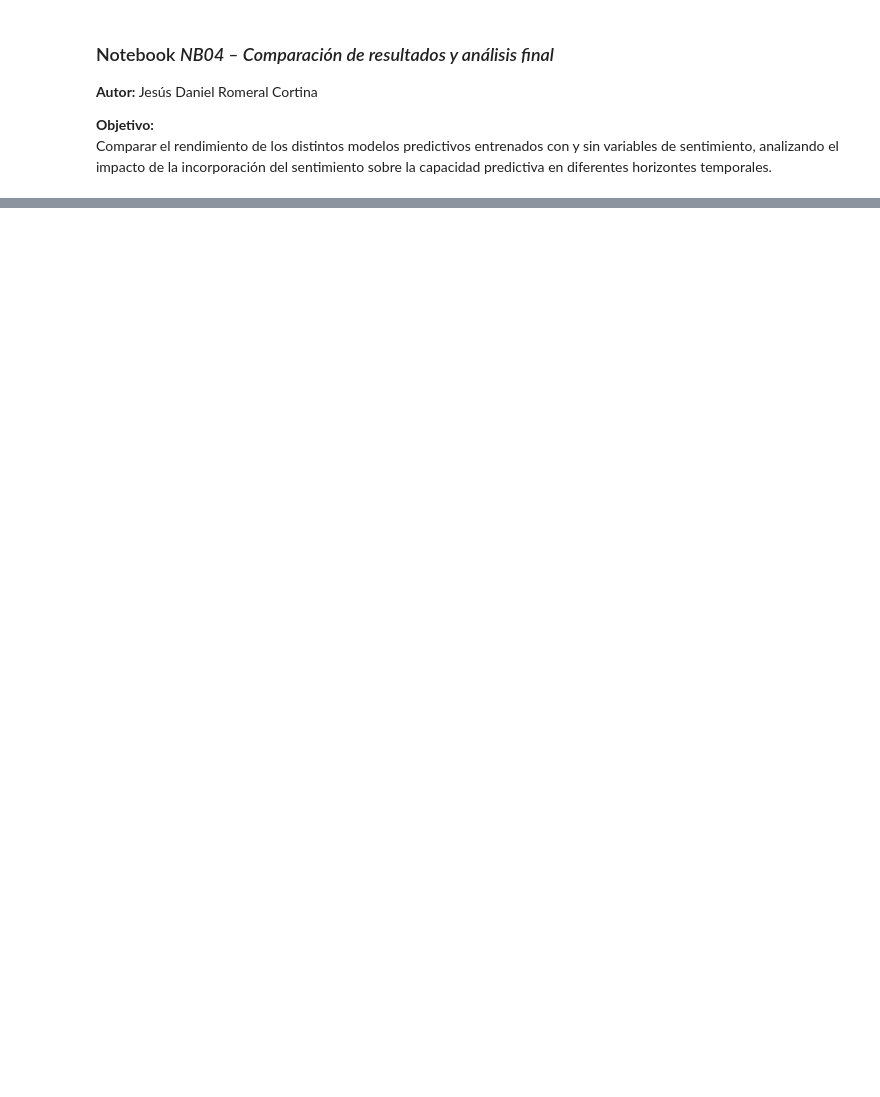
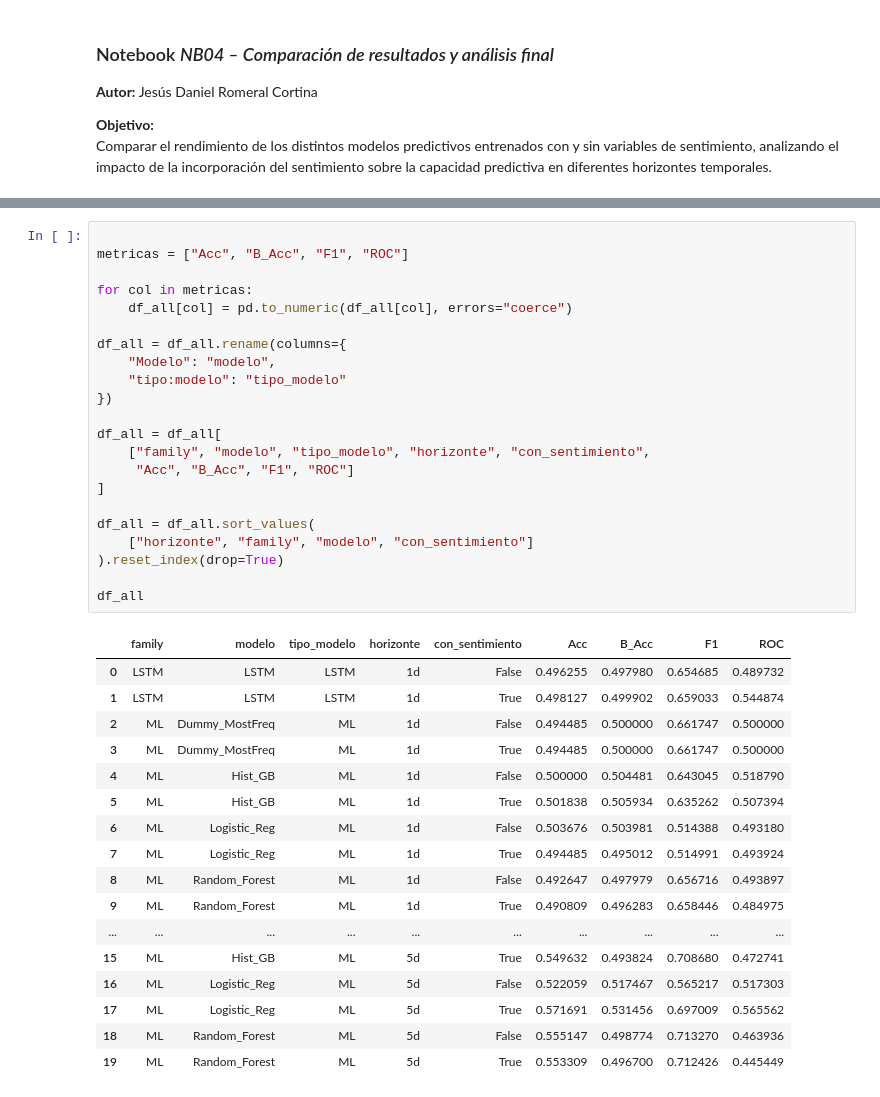
Before and after one commit to jesromeral/TFM_IMF, a Jupyter notebook: notebooks/4.RESULTADOS/NB04a_Resultados.ipynb, the cells around one changed output, grey strips where cells are left out. Drawn from its saved outputs; the diff is of its cells as text; blank space fills up the shorter version.

```diff
--- a/notebooks/4.RESULTADOS/NB04a_Resultados.ipynb
+++ b/notebooks/4.RESULTADOS/NB04a_Resultados.ipynb
@@ -110,0 +53,40 @@ plt.show()
+# %%
+
+metricas = ["Acc", "B_Acc", "F1", "ROC"]
+
+for col in metricas:
+    df_all[col] = pd.to_numeric(df_all[col], errors="coerce")
+
+df_all = df_all.rename(columns={
+    "Modelo": "modelo",
+    "tipo:modelo": "tipo_modelo"
+})
+
+df_all = df_all[
+    ["family", "modelo", "tipo_modelo", "horizonte", "con_sentimiento",
+     "Acc", "B_Acc", "F1", "ROC"]
+]
+
+df_all = df_all.sort_values(
+    ["horizonte", "family", "modelo", "con_sentimiento"]
+).reset_index(drop=True)
+
+df_all
+# %% [output]
+|  | family | modelo | tipo_modelo | horizonte | con_sentimiento | Acc | B_Acc | F1 | ROC |
+| 0 | LSTM | LSTM | LSTM | 1d | False | 0.496255 | 0.497980 | 0.654685 | 0.489732 |
+| 1 | LSTM | LSTM | LSTM | 1d | True | 0.498127 | 0.499902 | 0.659033 | 0.544874 |
+| 2 | ML | Dummy_MostFreq | ML | 1d | False | 0.494485 | 0.500000 | 0.661747 | 0.500000 |
+| 3 | ML | Dummy_MostFreq | ML | 1d | True | 0.494485 | 0.500000 | 0.661747 | 0.500000 |
+| 4 | ML | Hist_GB | ML | 1d | False | 0.500000 | 0.504481 | 0.643045 | 0.518790 |
+| 5 | ML | Hist_GB | ML | 1d | True | 0.501838 | 0.505934 | 0.635262 | 0.507394 |
+| 6 | ML | Logistic_Reg | ML | 1d | False | 0.503676 | 0.503981 | 0.514388 | 0.493180 |
+| 7 | ML | Logistic_Reg | ML | 1d | True | 0.494485 | 0.495012 | 0.514991 | 0.493924 |
+| 8 | ML | Random_Forest | ML | 1d | False | 0.492647 | 0.497979 | 0.656716 | 0.493897 |
+| 9 | ML | Random_Forest | ML | 1d | True | 0.490809 | 0.496283 | 0.658446 | 0.484975 |
+| ... | ... | ... | ... | ... | ... | ... | ... | ... | ... |
+| 15 | ML | Hist_GB | ML | 5d | True | 0.549632 | 0.493824 | 0.708680 | 0.472741 |
+| 16 | ML | Logistic_Reg | ML | 5d | False | 0.522059 | 0.517467 | 0.565217 | 0.517303 |
+| 17 | ML | Logistic_Reg | ML | 5d | True | 0.571691 | 0.531456 | 0.697009 | 0.565562 |
+| 18 | ML | Random_Forest | ML | 5d | False | 0.555147 | 0.498774 | 0.713270 | 0.463936 |
+| 19 | ML | Random_Forest | ML | 5d | True | 0.553309 | 0.496700 | 0.712426 | 0.445449 |
```
Also changed, not shown: parts of 12 cells of this notebook, 15 other files.
